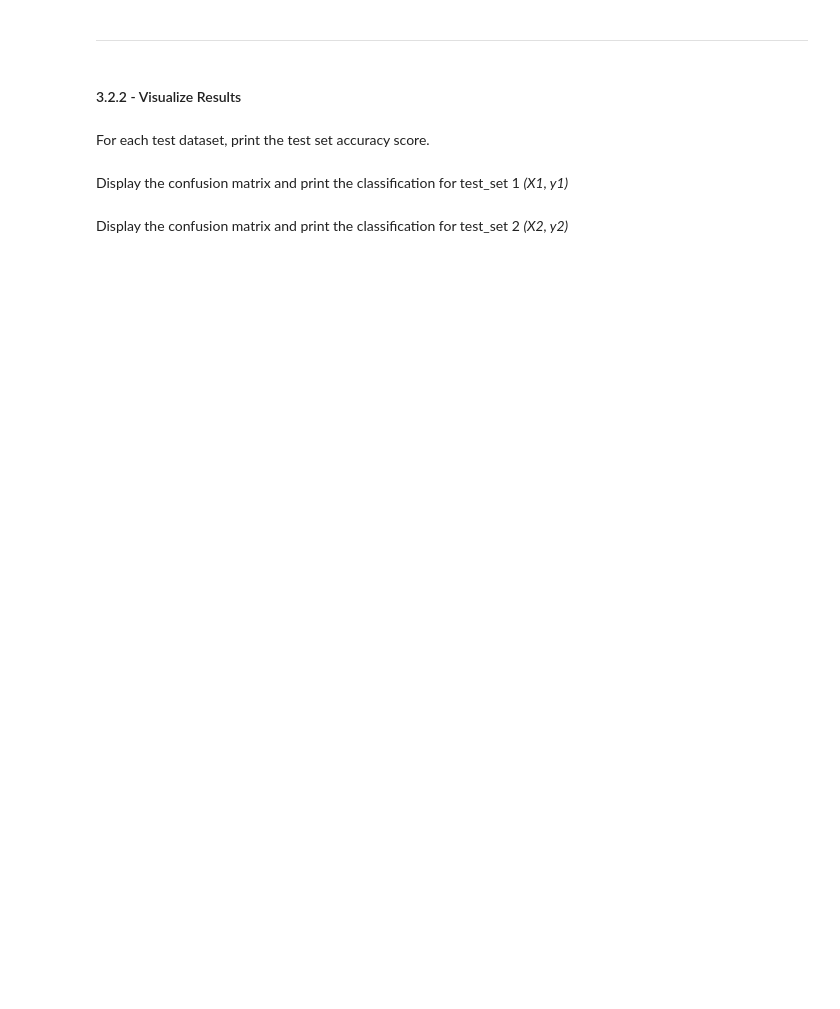
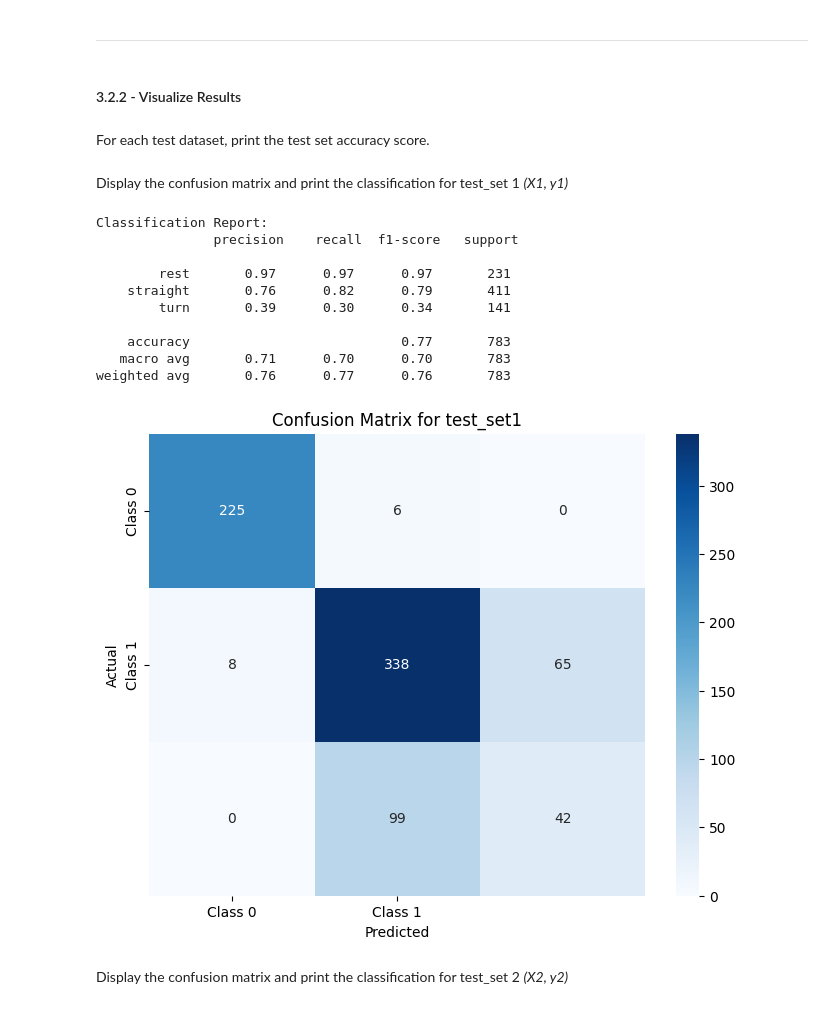
Before and after one commit to KushalDoshi17/engg680_2024_fall, a Jupyter notebook: Lab_Assignment4/Assignment 4.ipynb, the cells around one changed output. Drawn from its saved outputs; the diff is of its cells as text; code cells hidden in the pictures; blank space fills up the shorter version.

```diff
--- a/Lab_Assignment4/Assignment 4.ipynb
+++ b/Lab_Assignment4/Assignment 4.ipynb
@@ -687,2 +856,30 @@ Display the confusion matrix and print the classification for test_set 1 *(X1, y
+# %%
+# TODO - Display confusion matrix and print classification report for (X1, y1)
+from sklearn.metrics import confusion_matrix, classification_report
+import seaborn as sns
+import matplotlib.pyplot as plt
+y1_pred = best_model.predict(X1)
+cm = confusion_matrix(y1, y1_pred)
+print("Classification Report:\n", classification_report(y1, y1_pred))
+plt.figure(figsize=(8, 6))
+sns.heatmap(cm, annot=True, fmt='d', cmap='Blues',
+            xticklabels=['Class 0', 'Class 1'],
+            yticklabels=['Class 0', 'Class 1'])
+plt.ylabel('Actual')
+plt.xlabel('Predicted')
+plt.title('Confusion Matrix for test_set1')
+plt.show()
+# %% [output]
+Classification Report:
+               precision    recall  f1-score   support
+
+        rest       0.97      0.97      0.97       231
+    straight       0.76      0.82      0.79       411
+        turn       0.39      0.30      0.34       141
+
+    accuracy                           0.77       783
+   macro avg       0.71      0.70      0.70       783
+weighted avg       0.76      0.77      0.76       783
+[figure, added]
 # %% [markdown]
 Display the confusion matrix and print the classification for test_set 2 *(X2, y2)*
```
Also changed, not shown: parts of 29 cells of this notebook.
